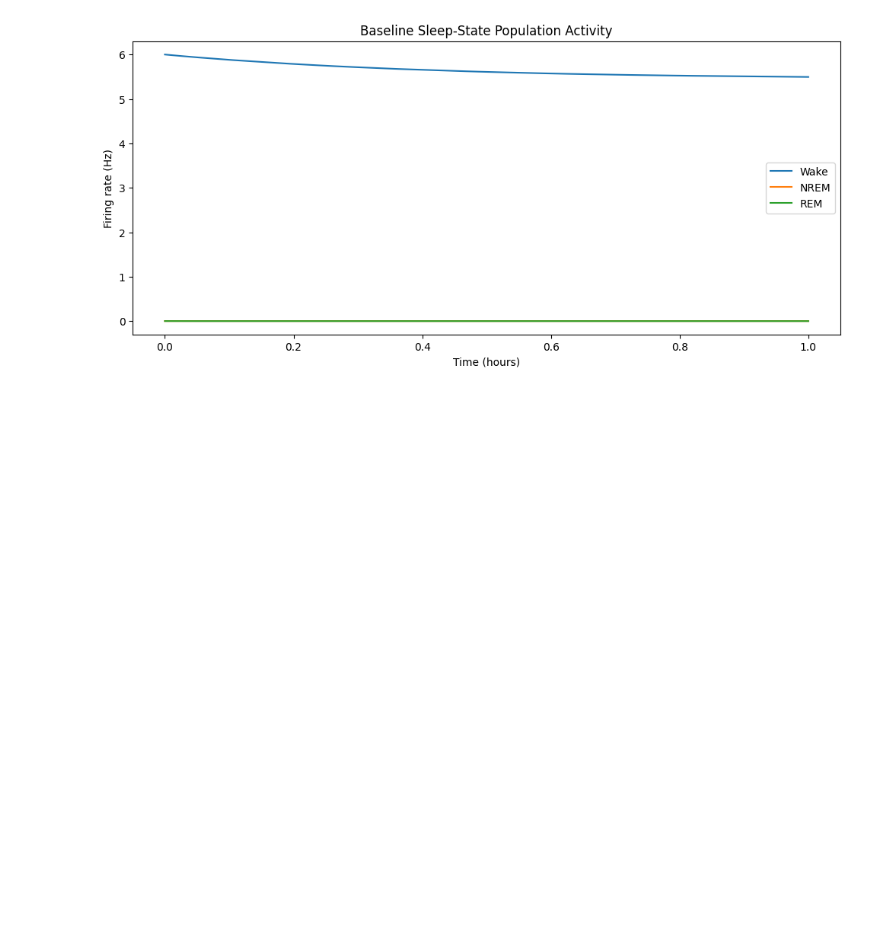
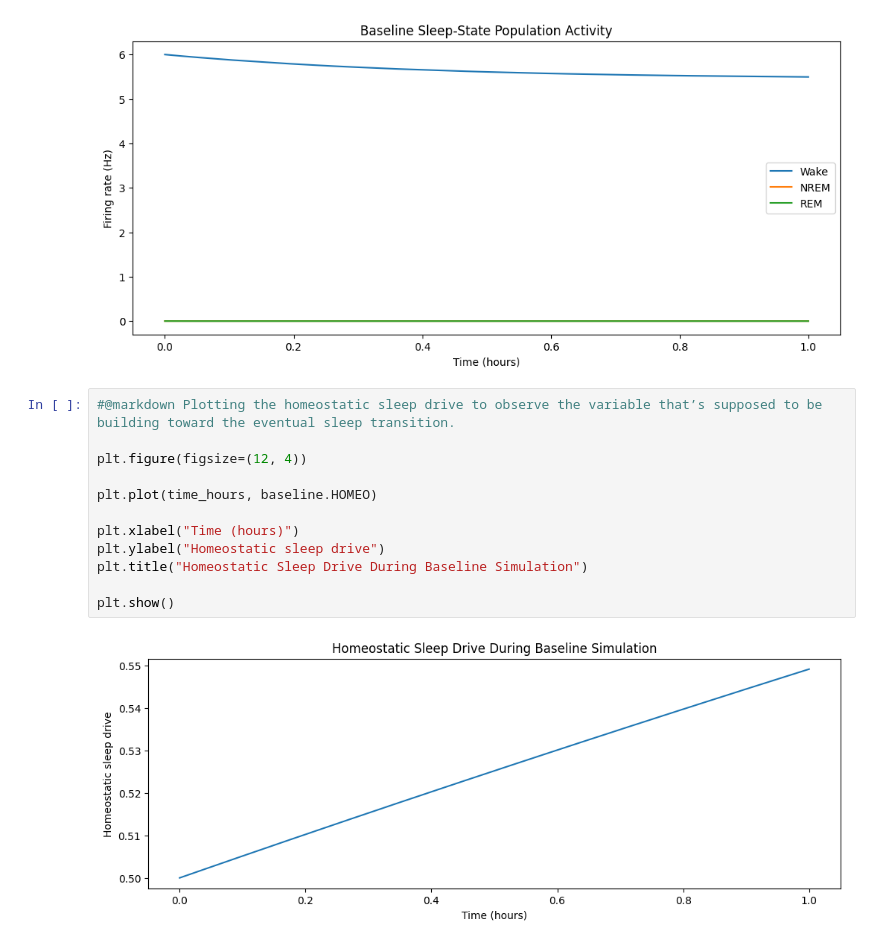
Before and after one commit to briskicedteaa/SP-Model-Repo, a Jupyter notebook: Prototype_v0_3.ipynb, the cells around one changed output. Cells and saved outputs as stored; diff of their text form; blank space fills up the shorter version.

Commit message:
Plotted the homeostatic sleep drive

```diff
--- a/Prototype_v0_3.ipynb
+++ b/Prototype_v0_3.ipynb
@@ -514,3 +514,17 @@ plt.legend()
 plt.show()
 # %% [output]
 [figure]
+# %%
+#@markdown Plotting the homeostatic sleep drive to observe the variable that’s supposed to be building toward the eventual sleep transition.
+
+plt.figure(figsize=(12, 4))
+
+plt.plot(time_hours, baseline.HOMEO)
+
+plt.xlabel("Time (hours)")
+plt.ylabel("Homeostatic sleep drive")
+plt.title("Homeostatic Sleep Drive During Baseline Simulation")
+
+plt.show()
+# %% [output]
+[figure, added]
```
